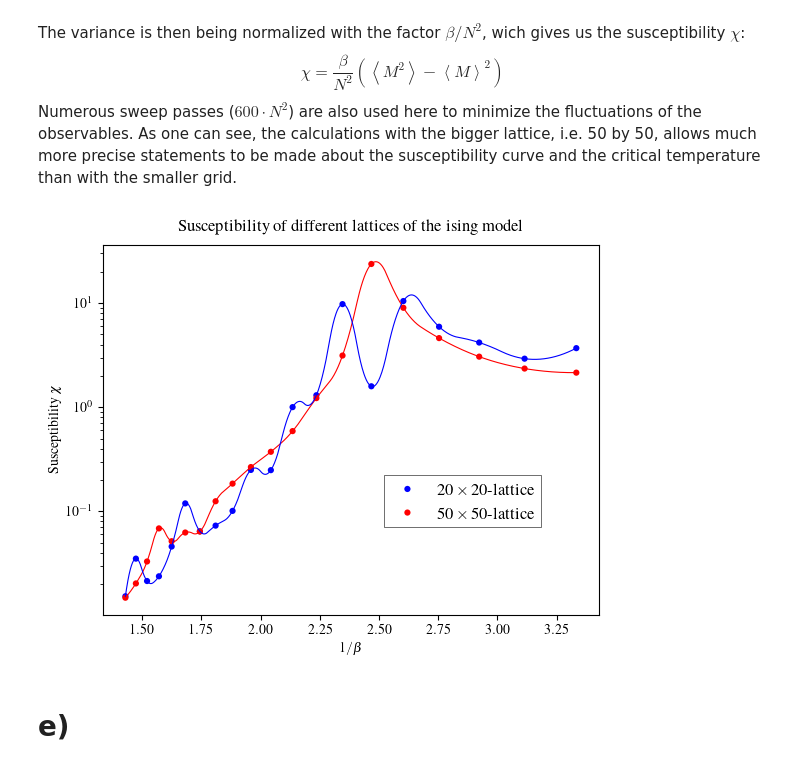
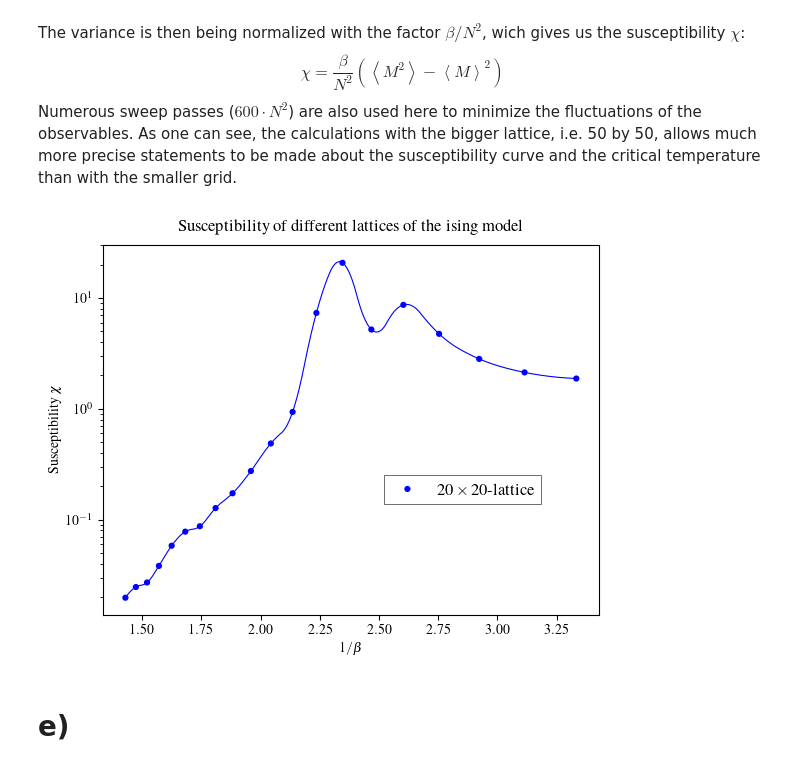
Before and after one commit to dantona02/metropolis, a Jupyter notebook: metropolis.ipynb, the cells around one changed output. Saved outputs shown, nothing was run; the diff lists cells and outputs as text; code cells hidden in the pictures.

```diff
--- a/metropolis.ipynb
+++ b/metropolis.ipynb
@@ -143,7 +193,7 @@ class Isingmodel:
 
 
     def get_magnetization(self, N_array, betas, steps, sweeps, iterations):
-        magnetization_list = np.zeros((iterations * len(N), len(betas)))
+        magnetization_list = np.zeros((iterations * len(N_array), len(betas)))
         list_index = 0
         for t in range(0, iterations):
             for index1, i in enumerate(N_array):
@@ -160,7 +210,7 @@ class Isingmodel:
         return magnetization_avg
 
     def get_susceptibility(self, N_array, betas, steps ,sweeps, iterations):
-        variance_list = np.zeros((iterations * len(N), len(betas)))
+        variance_list = np.zeros((iterations * len(N_array), len(betas)))
         list_index = 0
         for t in range(0, iterations):
             for index1, i in enumerate(N_array):
@@ -263,9 +332,9 @@ Numerous sweep passes ($600\cdot N^2$) are also used here to minimize the fluctu
 As one can see, the calculations with the bigger lattice, i.e. 50 by 50, allows much more precise statements to be made about the susceptibility curve and the critical temperature than with the smaller grid.
 # %%
 betas = np.linspace(0.3, 0.7, 20)
-N = [20, 50]
+N = [60]
 steps = [2000 for i in N]
 sweeps = [200 for i in N]
 testmodel = Isingmodel()
-variance = testmodel.get_susceptibility(N, betas, steps, sweeps, 1)
+variance = testmodel.get_susceptibility(N, betas, steps, sweeps, 2)
 # %%
@@ -274,35 +343,35 @@ interp_variance20 = log_interp1d(betas, variance[0])
 # %%
 fig, ax = plt.subplots()
 
 x = np.linspace(0.3, 0.7, 1000)
 
-ax.plot(1 / x, interp_variance50(x),
-         c='red',
-         linewidth=.8,
-         label='',
-         zorder=2)
+# ax.plot(1 / x, interp_variance50(x),
+#          c='red',
+#          linewidth=.8,
+#          label='',
+#          zorder=2)
 ax.plot(1 / x, interp_variance20(x),
          c='blue',
          linewidth=.8,
          label='',
          zorder=2)
 ax.scatter(1 / betas, variance[0], label=r'$20\times20$-lattice', marker='.', s=80, edgecolors='none', color='blue')
-ax.scatter(1 / betas, variance[1], label=r'$50\times50$-lattice', marker='.', s=80, edgecolors='none', color='red')
+# ax.scatter(1 / betas, variance[1], label=r'$50\times50$-lattice', marker='.', s=80, edgecolors='none', color='red')
 ax.set_yscale('log')
 
 ax.set_xlabel(r'$1/\beta$')
 ax.set_ylabel(r'Susceptibility $\chi$')
 plt.title('Susceptibility of different lattices of the ising model', fontsize=12, pad=10)
 
 legend = ax.legend(loc="upper right", bbox_to_anchor=(0.9, 0.4), fancybox=False, edgecolor='black', fontsize=12)
 legend.set_zorder(10)
 legend.get_frame().set_linewidth(0.5)
 
 plt.show()
 
 # fig.savefig(f"/Users/danielmiksch/Downloads/susceptibility.pdf")
 # %% [output]
-[figure, old version]
+[figure, new version]
 # %% [markdown]
 # e)
 # %%
```
Also changed, not shown: parts of 5 cells of this notebook.
